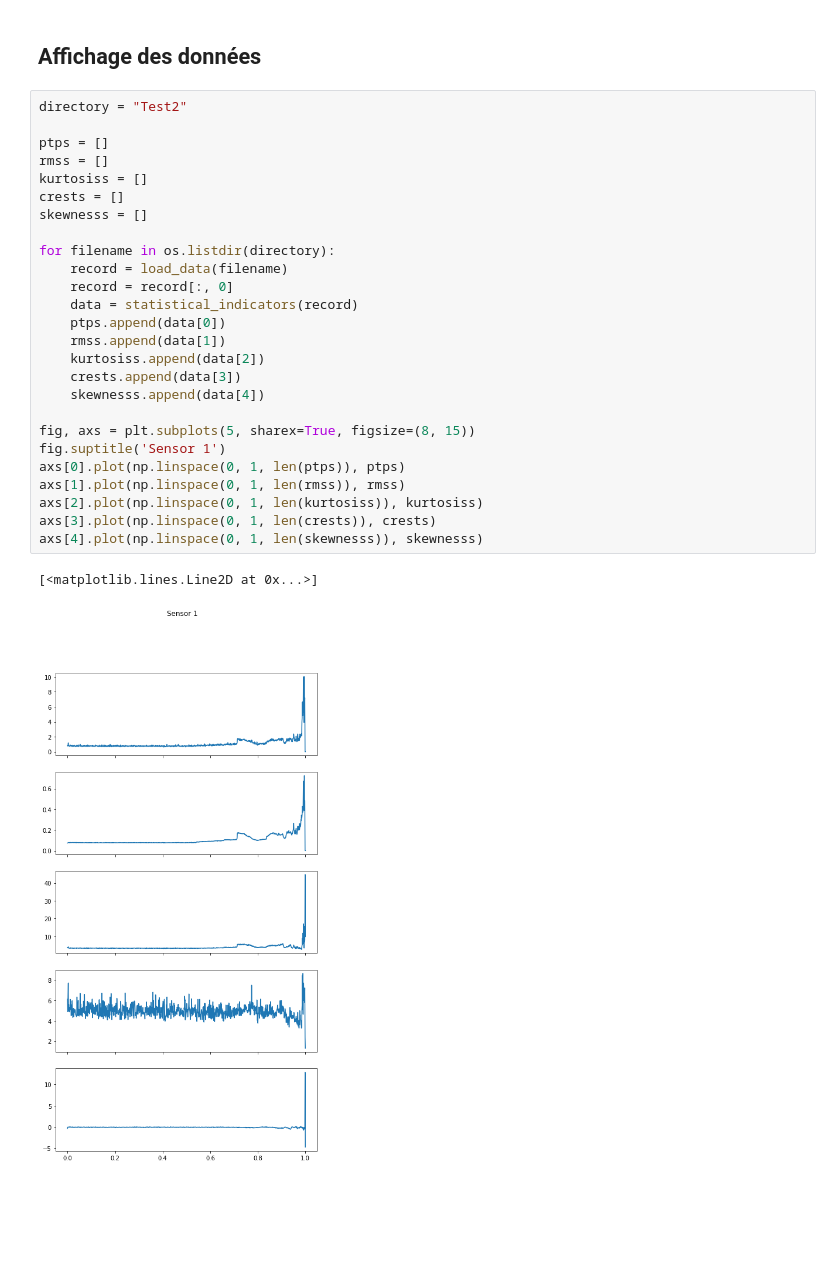
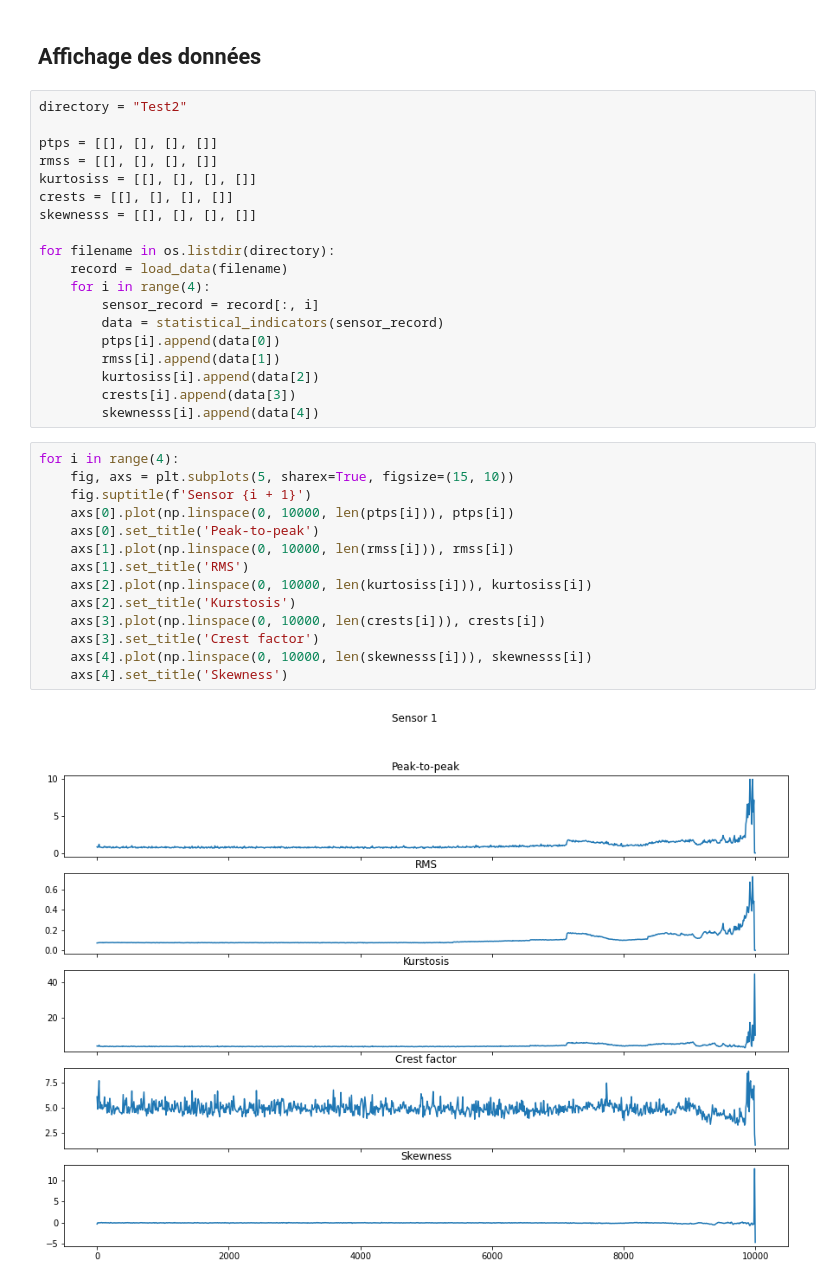
Before and after one commit to Remyb98/5I-SI4, a Jupyter notebook: Rapport.ipynb, the cells around one changed output. Saved outputs shown, nothing was run; the diff lists cells and outputs as text; blank space fills up the shorter version.

```diff
--- a/Rapport.ipynb
+++ b/Rapport.ipynb
@@ -160,31 +158,37 @@ print(statistical_indicators(first[:, 0]))
 # %% [markdown]
 ## Affichage des données
+# %%
+directory = "Test2"
+
+ptps = [[], [], [], []]
+rmss = [[], [], [], []]
+kurtosiss = [[], [], [], []]
+crests = [[], [], [], []]
+skewnesss = [[], [], [], []]
+
+for filename in os.listdir(directory):
+    record = load_data(filename)
+    for i in range(4):
+        sensor_record = record[:, i]
+        data = statistical_indicators(sensor_record)
+        ptps[i].append(data[0])
+        rmss[i].append(data[1])
+        kurtosiss[i].append(data[2])
+        crests[i].append(data[3])
+        skewnesss[i].append(data[4])
 # %%
-directory = "Test2"
-
-ptps = []
-rmss = []
-kurtosiss = []
-crests = []
-skewnesss = []
-
-for filename in os.listdir(directory):
-    record = load_data(filename)
-    record = record[:, 0]
-    data = statistical_indicators(record)
-    ptps.append(data[0])
-    rmss.append(data[1])
-    kurtosiss.append(data[2])
-    crests.append(data[3])
-    skewnesss.append(data[4])
-
-fig, axs = plt.subplots(5, sharex=True, figsize=(8, 15))
-fig.suptitle('Sensor 1')
-axs[0].plot(np.linspace(0, 1, len(ptps)), ptps)
-axs[1].plot(np.linspace(0, 1, len(rmss)), rmss)
-axs[2].plot(np.linspace(0, 1, len(kurtosiss)), kurtosiss)
-axs[3].plot(np.linspace(0, 1, len(crests)), crests)
-axs[4].plot(np.linspace(0, 1, len(skewnesss)), skewnesss)
+for i in range(4):
+    fig, axs = plt.subplots(5, sharex=True, figsize=(15, 10))
+    fig.suptitle(f'Sensor {i + 1}')
+    axs[0].plot(np.linspace(0, 10000, len(ptps[i])), ptps[i])
+    axs[0].set_title('Peak-to-peak')
+    axs[1].plot(np.linspace(0, 10000, len(rmss[i])), rmss[i])
+    axs[1].set_title('RMS')
+    axs[2].plot(np.linspace(0, 10000, len(kurtosiss[i])), kurtosiss[i])
+    axs[2].set_title('Kurstosis')
+    axs[3].plot(np.linspace(0, 10000, len(crests[i])), crests[i])
+    axs[3].set_title('Crest factor')
+    axs[4].plot(np.linspace(0, 10000, len(skewnesss[i])), skewnesss[i])
+    axs[4].set_title('Skewness')
 # %% [output]
-[<matplotlib.lines.Line2D at 0x...>]
-[figure, old version]
+[figure, new version]
```
Also changed, not shown: parts of 5 cells of this notebook.
